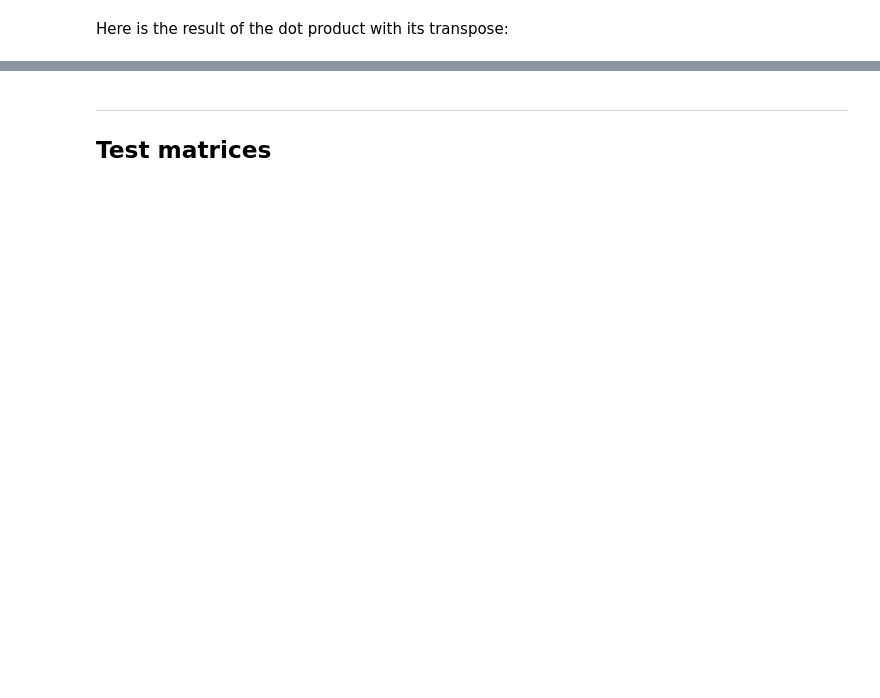
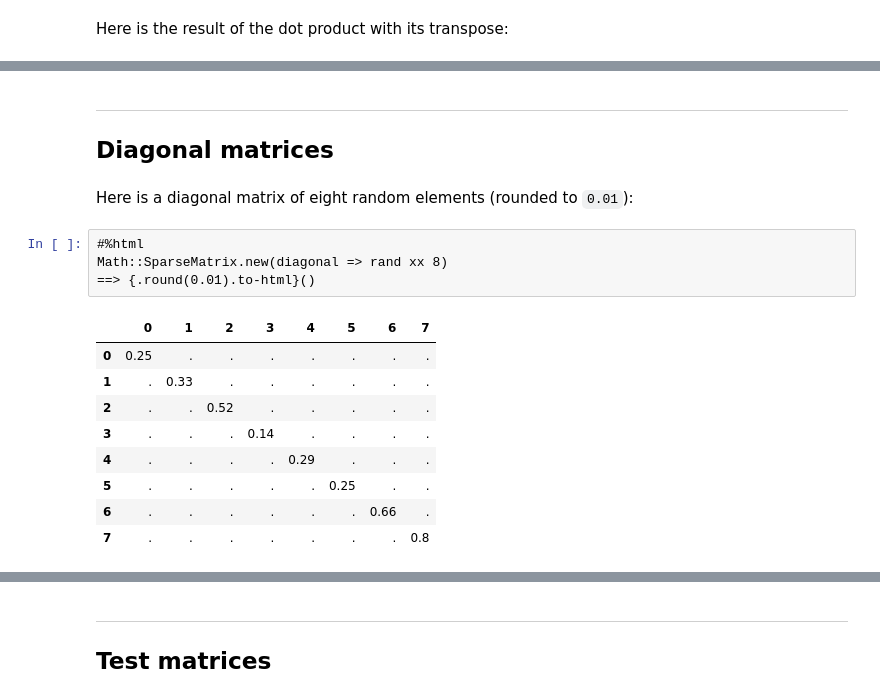
Before and after one commit to antononcube/Raku-Math-SparseMatrix, a Jupyter notebook: docs/Basic-examples.ipynb, the cells around one changed output, grey strips where cells are left out. Drawn from its saved outputs; the diff is of its cells as text; blank space fills up the shorter version.

```diff
--- a/docs/Basic-examples.ipynb
+++ b/docs/Basic-examples.ipynb
@@ -108,0 +116,20 @@ $matrix2.dot($matrix2.transpose).to-html
+# %% [markdown]
+-----
+
+## Diagonal matrices
+# %% [markdown]
+Here is a diagonal matrix of eight random elements (rounded to `0.01`):
+# %%
+#%html
+Math::SparseMatrix.new(diagonal => rand xx 8)
+==> {.round(0.01).to-html}()
+# %% [output]
+|  | 0 | 1 | 2 | 3 | 4 | 5 | 6 | 7 |
+| 0 | 0.25 | . | . | . | . | . | . | . |
+| 1 | . | 0.33 | . | . | . | . | . | . |
+| 2 | . | . | 0.52 | . | . | . | . | . |
+| 3 | . | . | . | 0.14 | . | . | . | . |
+| 4 | . | . | . | . | 0.29 | . | . | . |
+| 5 | . | . | . | . | . | 0.25 | . | . |
+| 6 | . | . | . | . | . | . | 0.66 | . |
+| 7 | . | . | . | . | . | . | . | 0.8 |
```
Also changed, not shown: parts of 13 cells of this notebook.
